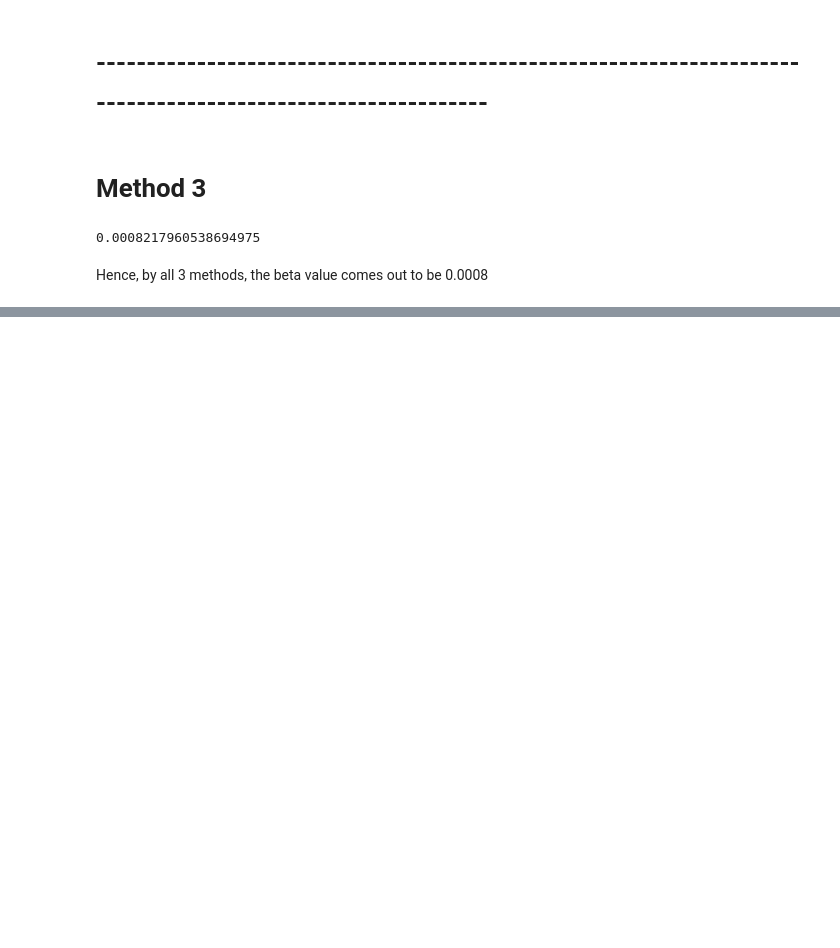
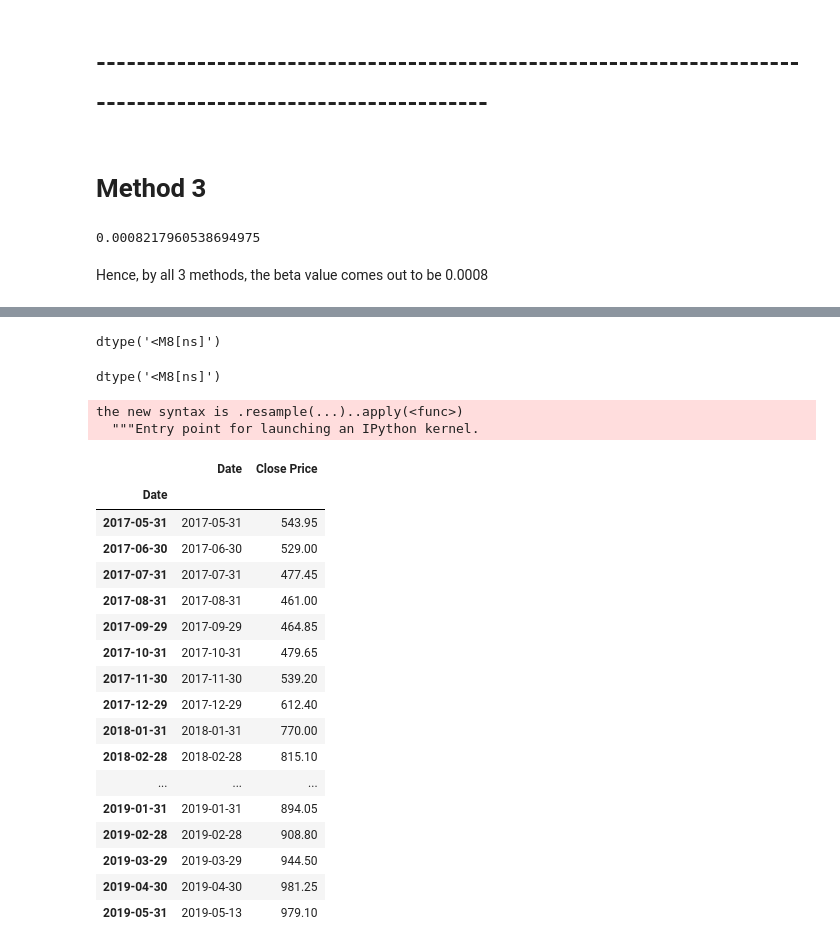
Before and after one commit to atkrish0/securitized-asset-analysis, a Jupyter notebook: 3 - Regression - Beta Calculation.ipynb, the cells around one changed output, grey strips where cells are left out. Drawn from its saved outputs; the diff is of its cells as text; code cells hidden in the pictures; blank space fills up the shorter version.

```diff
--- a/3 - Regression - Beta Calculation.ipynb
+++ b/3 - Regression - Beta Calculation.ipynb
@@ -442,0 +446,4 @@ For monthy percent change ie., monthly returns, we resample the dates for each b
+# %%
+a = pd.DataFrame(mindtree['Date'])
+a['Close Price'] = mindtree['Close Price']
+a.head(2)
@@ -443,2 +466,38 @@ For monthy percent change ie., monthly returns, we resample the dates for each b
+# %%
+a.Date = pd.to_datetime(a.Date)
+# %%
+a['Date'].dtype
+# %% [output]
+dtype('<M8[ns]')
+# %%
+b['Date'].dtype
+# %% [output]
+dtype('<M8[ns]')
+# %%
+a = a.set_index(a.Date)
 # %%
-# mpc = nifty['Close'].resample('BM', how=lambda x: x[-1])
+mindtree_mpt = a.resample('BM', how=lambda x: x[-1])
+# %% [output]
+the new syntax is .resample(...)..apply(<func>)
+  """Entry point for launching an IPython kernel.
+# %%
+pd.DataFrame(mindtree_mpt)
+# %% [output]
+|  | Date | Close Price |
+| Date |  |  |
+| 2017-05-31 | 2017-05-31 | 543.95 |
+| 2017-06-30 | 2017-06-30 | 529.00 |
+| 2017-07-31 | 2017-07-31 | 477.45 |
+| 2017-08-31 | 2017-08-31 | 461.00 |
+| 2017-09-29 | 2017-09-29 | 464.85 |
+| 2017-10-31 | 2017-10-31 | 479.65 |
+| 2017-11-30 | 2017-11-30 | 539.20 |
+| 2017-12-29 | 2017-12-29 | 612.40 |
+| 2018-01-31 | 2018-01-31 | 770.00 |
+| 2018-02-28 | 2018-02-28 | 815.10 |
+| ... | ... | ... |
+| 2019-01-31 | 2019-01-31 | 894.05 |
+| 2019-02-28 | 2019-02-28 | 908.80 |
+| 2019-03-29 | 2019-03-29 | 944.50 |
+| 2019-04-30 | 2019-04-30 | 981.25 |
+| 2019-05-31 | 2019-05-13 | 979.10 |
```
Also changed, not shown: parts of 32 cells of this notebook.
